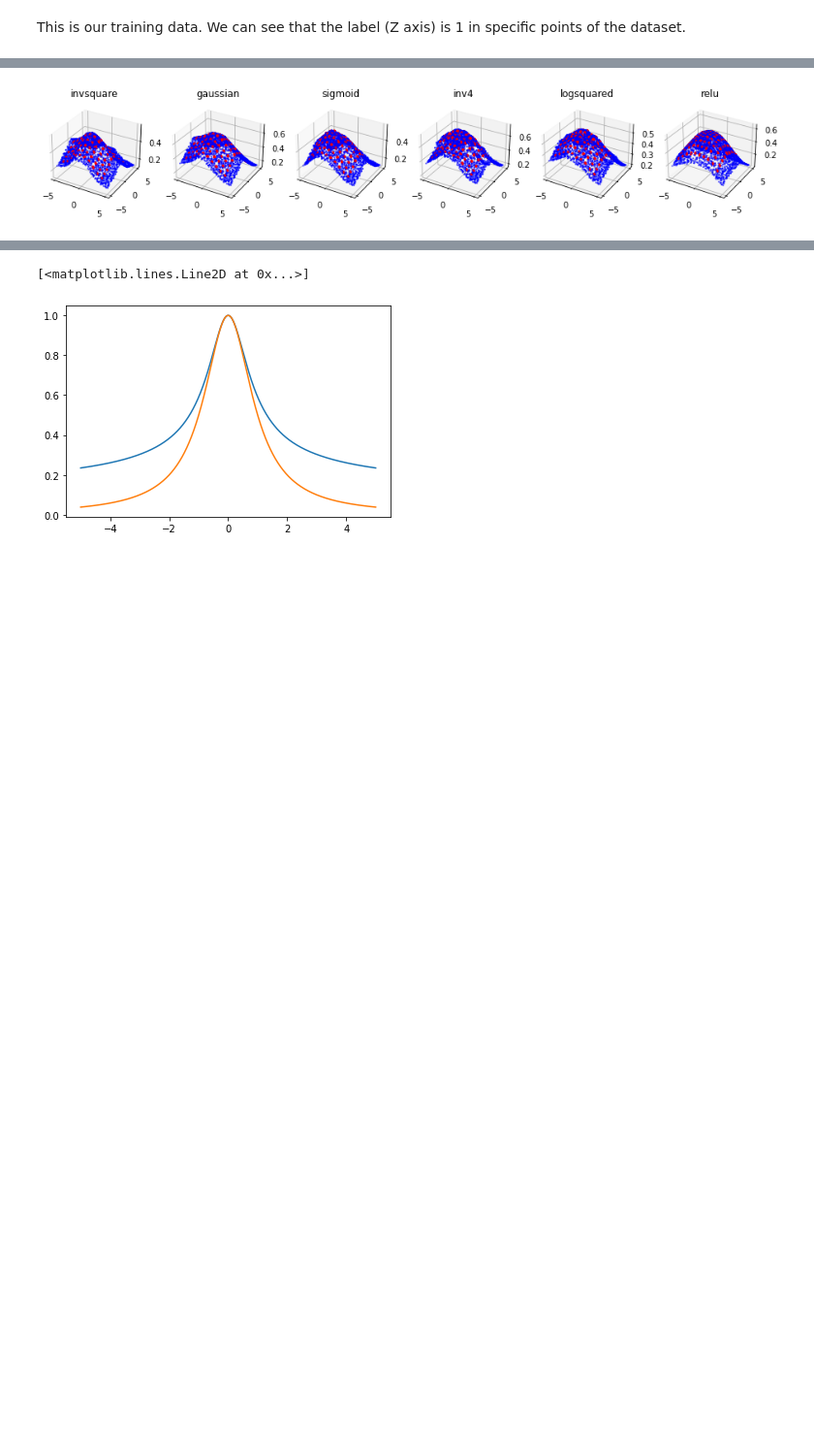
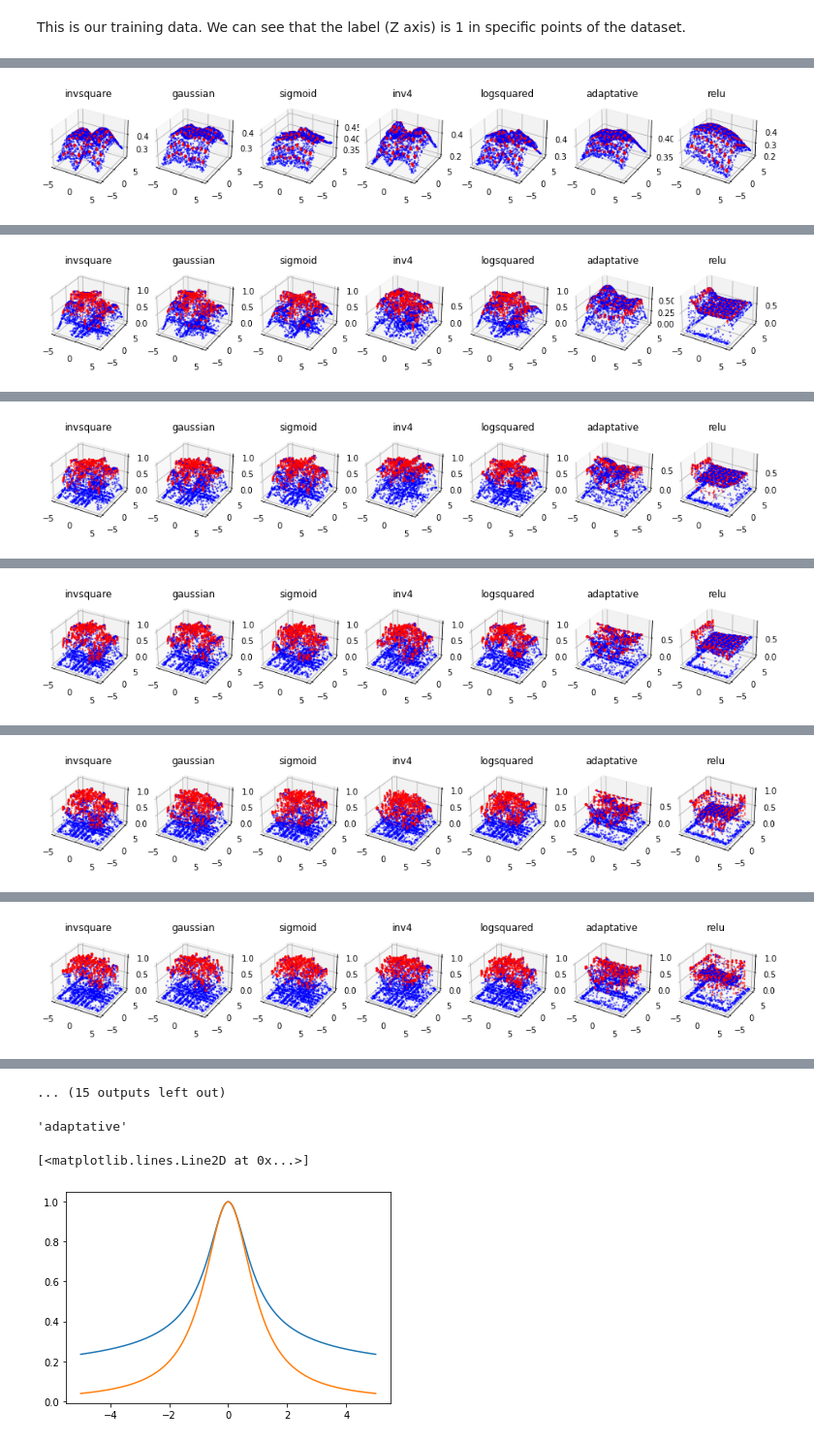
Before and after one commit to Kotzly/localized_look_activation, a Jupyter notebook: example/Lolo.ipynb, the cells around one changed output, grey strips where cells are left out. Shown at 97% size. Saved outputs shown, nothing was run; the diff lists cells and outputs as text; code cells hidden in the pictures; blank space fills up the shorter version.

```diff
--- a/example/Lolo.ipynb
+++ b/example/Lolo.ipynb
@@ -12,14 +12,15 @@ from sklearn.preprocessing import MinMaxScaler
 First let's define our models, and the baseline model (ModelReLU). The latter will be used to compare our model in the defined task.
 # %%
 from localized_look.model import LoLoLayer
+
 
 class ModelLoLo(nn.Module):
     def __init__(self, activation="invsquare"):
         super().__init__()
         self.layer = nn.Sequential(
-            LoLoLayer(n_kernels=400, n_channels=2, fusion="channels", activation=activation),
+            LoLoLayer(n_kernels=120, n_channels=2, fusion="channels", activation=activation),
             nn.LeakyReLU(.05),
-            nn.Linear(400, 1),
+            nn.Linear(120, 1),
             nn.Sigmoid()
         )
     def forward(self, x):
@@ -126,13 +129,13 @@ class dataset(Dataset):
 
 scaler = MinMaxScaler(feature_range=(-5, 5))
 
-x = np.random.rand(100000, 2)*240-120
-y = create_labels_checker(x, 10, size=5, stride=20, start=-100)
+x = np.random.rand(50000, 2)*250-125
+y = create_labels_checker(x, 10, size=7, stride=25, start=-100)
 # y = ((x > -15) & (x < - 5)) | ((x > 5) & (x < 15))
 
 w = (y * .9 + .05).flatten()
 
-idx = np.random.choice(np.arange(len(x)), size=5000, p=w/w.sum() , replace=False)
+idx = np.random.choice(np.arange(len(x)), size=3000, p=w/w.sum() , replace=False)
 
 x = x[idx]
 y = y[idx]
@@ -147,7 +150,7 @@ x, y = torch.Tensor(x), torch.Tensor(y)
 
 trainloader = torch.utils.data.DataLoader(
     dataset(x, y),
-    batch_size=200,
+    batch_size=64,
     shuffle=True,
     num_workers=0
 )
@@ -204,14 +301,15 @@ for model in models.values():
     model.apply(weight_init)
     model.train()
 
-optimizers = {model_key:Adam(models[model_key].parameters(), lr=5e-3) for model_key in models}
+optimizers = {model_key:Adam(models[model_key].parameters(), lr=1e-2) for model_key in models}
 # optimizers = {model_key:SGD(models[model_key].parameters(), lr=1e-3) for model_key in models}
 # optimizers = {model_key:Adamax(models[model_key].parameters(), lr=1e-2) for model_key in models}
+# optimizers = {model_key:RAdam(models[model_key].parameters()) for model_key in models}
 
 loss_fn = nn.BCELoss()
 
 times = {model_key:[] for model_key in models}
-for epoch in range(200):
+for epoch in range(700):
     losses = {model_key:[] for model_key in models}
     for x, y in trainloader:
         for optim in optimizers.values():
@@ -229,39 +327,39 @@ for epoch in range(200):
             times[model_key] += [delta]
     # Calculate mean time using the last 5 epochs
     times[model_key] =  times[model_key][-len(trainloader)*5:]
-    if epoch % 10 == 0:
+    if epoch % 25 == 0:
 
         x, y = x_true, y_true
 
         fig = plt.figure(figsize=(16, 6))
         if x.shape[1] == 2:
             axes = [fig.add_subplot(100 + len(models)*10 + i + 1, projection='3d') for i in range(len(models))]
             for i, model_key in enumerate(models):
                 pred = models[model_key].forward(torch.Tensor(x_true)).detach().numpy()
                 axes[i].scatter(x[:, 0], x[:, 1], pred, c=y, alpha=.5, s=1.5, cmap="bwr")
                 axes[i].set_title(model_key)
             plt.show()
         if x.shape[1] == 1:
             axes = [fig.add_subplot(100 + len(models)*10 + i + 1) for i in range(len(models))]
             for i, model_key in enumerate(models):
                 interm = list(list(models[model_key].layer.children())[0].layers.children())[0]
                 pred = models[model_key].forward(torch.Tensor(x_true)).detach().numpy()
                 axes[i].scatter(x[:, 0], pred, c=y, alpha=.5, s=1.5, cmap="bwr")
                 a, b = x_true.flatten(), interm.forward(torch.Tensor(x_true)).detach().numpy()
                 for j in range(b.shape[1]):
                     axes[i].scatter(a, b[:, j], alpha=.2, s=1., cmap="bwr")
                 axes[i].set_title(model_key)
             plt.show()
 
         print("Epoch", epoch, ":")
         for model_key in models:
             print(
                 "{} loss:{:.3f}, Mean batch time: {:.3f}ms".format(
                     model_key,
                     np.mean(losses[model_key]),
                     np.mean(times[model_key])*1000,
                 )
             )
 # %% [output]
-[figure, old version]
+[figure, new version]
 Epoch 0 :
@@ -273,0 +373 @@ relu loss:0.646, Mean batch time: 3.639ms
+[figure, added]
@@ -273,0 +382 @@ relu loss:0.646, Mean batch time: 3.639ms
+[figure, added]
@@ -273,0 +391 @@ relu loss:0.646, Mean batch time: 3.639ms
+[figure, added]
@@ -273,0 +400 @@ relu loss:0.646, Mean batch time: 3.639ms
+[figure, added]
@@ -273,0 +409 @@ relu loss:0.646, Mean batch time: 3.639ms
+[figure, added]
@@ -273,0 +418,5 @@ relu loss:0.646, Mean batch time: 3.639ms
+... (15 outputs left out)
+# %%
+model_key
+# %% [output]
+'adaptative'
```
Also changed, not shown: parts of 8 cells of this notebook, 3 other files.
